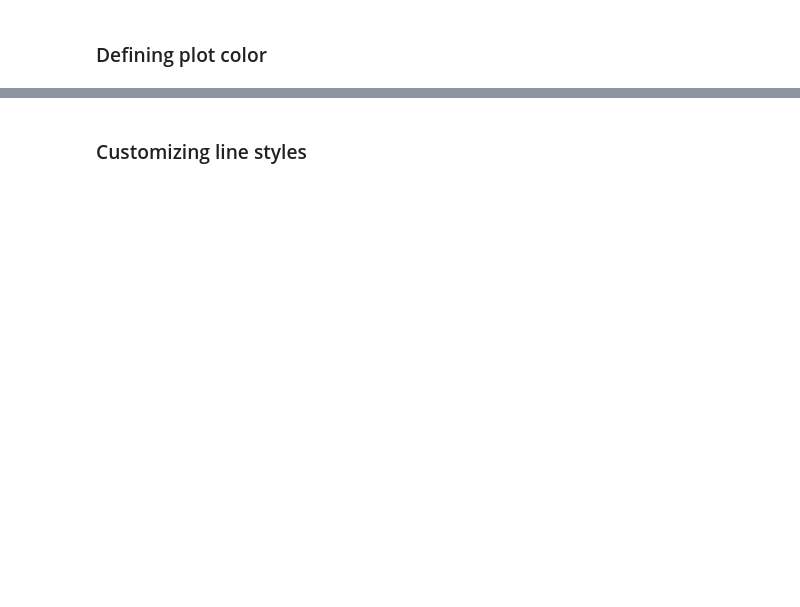
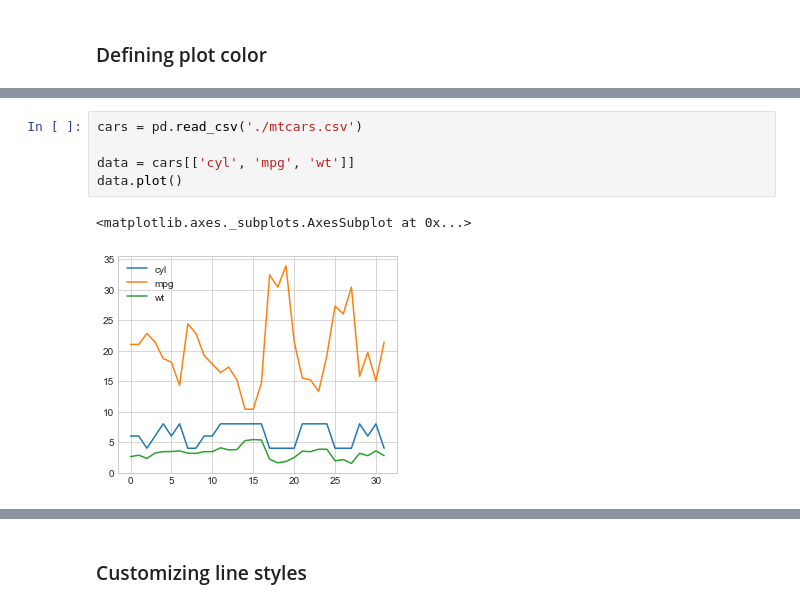
Before and after one commit to AdamHutchison/data-science, a Jupyter notebook: data_visualisation/plot_formatting.ipynb, the cells around one changed output, grey strips where cells are left out. Cells and saved outputs as stored; diff of their text form; blank space fills up the shorter version.

```diff
--- a/data_visualisation/plot_formatting.ipynb
+++ b/data_visualisation/plot_formatting.ipynb
@@ -5,0 +38,8 @@
+# %%
+cars = pd.read_csv('./mtcars.csv')
+
+data = cars[['cyl', 'mpg', 'wt']]
+data.plot()
+# %% [output]
+<matplotlib.axes._subplots.AxesSubplot at 0x...>
+[figure, added]
```
Also changed, not shown: parts of 10 cells of this notebook, 3 other files.
